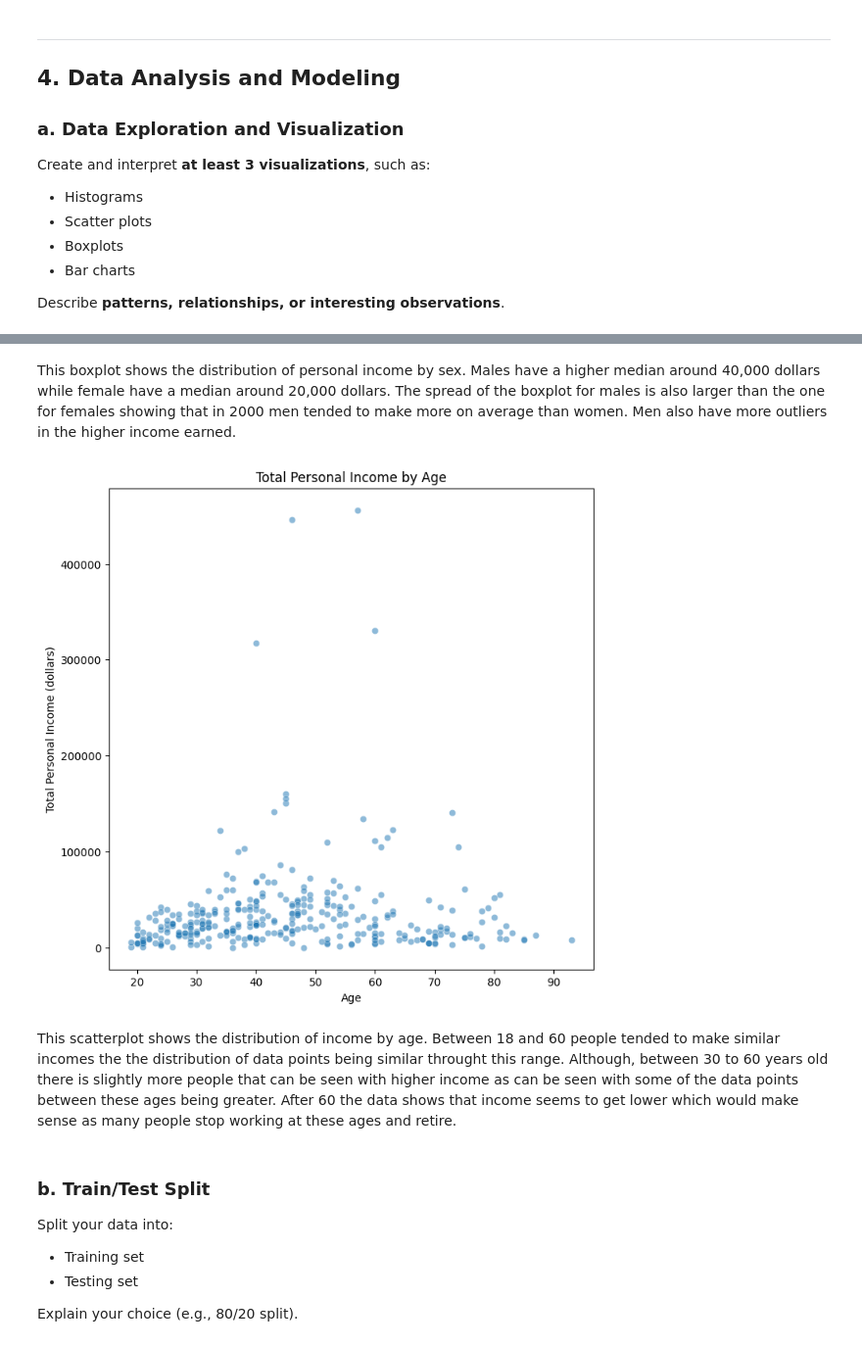
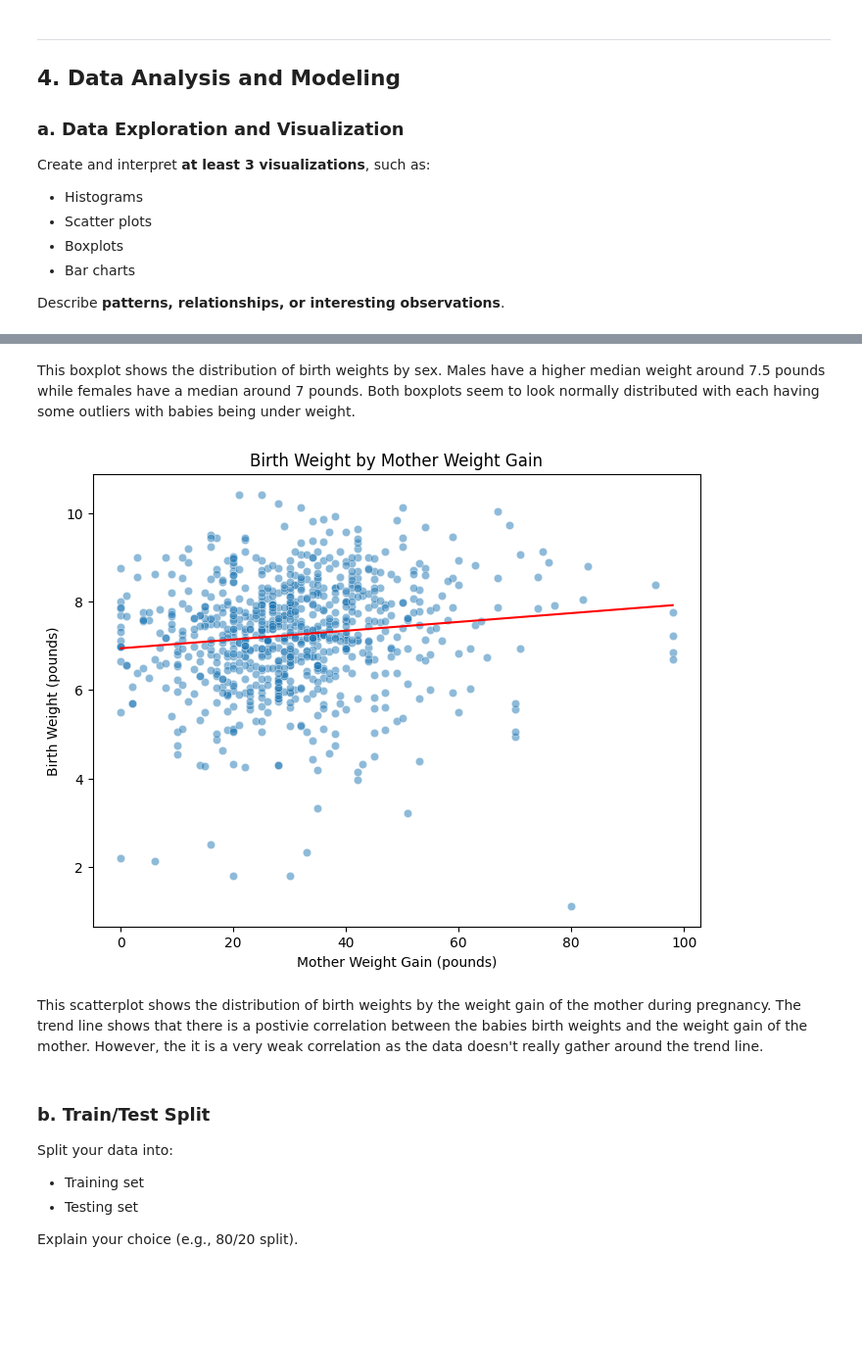
Before and after one commit to Nikolai-N484/Data201_NikolaiN, a Jupyter notebook: Project2/Nikolai_Navarro_Project2_Week11.ipynb, the cells around one changed output, grey strips where cells are left out. Shown at 98% size. Cells and saved outputs as stored; diff of their text form; code cells hidden in the pictures; blank space fills up the shorter version.

```diff
--- a/Project2/Nikolai_Navarro_Project2_Week11.ipynb
+++ b/Project2/Nikolai_Navarro_Project2_Week11.ipynb
@@ -169,16 +187,23 @@ plt.show()
-# %% [markdown]
-This boxplot shows the distribution of personal income by sex. Males have a higher median around 40,000 dollars while female have a median around 20,000 dollars.  The spread of the boxplot for males is also larger than the one for females showing that in 2000 men tended to make more on average than women. Men also have more outliers in the higher income earned.
-# %%
-plt.figure(figsize=(8, 8))
-sns.scatterplot(x="age", y="total_personal_income", alpha=0.5, data=df)
-plt.xlabel("Age")
-plt.ylabel("Total Personal Income (dollars)")
-plt.title("Total Personal Income by Age")
-plt.show()
-# %% [output]
-[figure, removed]
-# %% [markdown]
-This scatterplot shows the distribution of income by age. Between 18 and 60 people tended to make similar incomes the the distribution of data points being similar throught this range. Although, between 30 to 60 years old there is slightly more people that can be seen with higher income as can be seen with some of the data points between these ages being greater. After 60 the data shows that income seems to get lower which would make sense as many people stop working at these ages and retire.
+# %% [markdown]
+This boxplot shows the distribution of birth weights by sex. Males have a higher median weight around 7.5 pounds while females have a median around 7 pounds. Both boxplots seem to look normally distributed with each having some outliers with babies being under weight.
+# %%
+plt.figure(figsize=(8, 6))
+sns.scatterplot(x="gained", y="weight", alpha=0.5, data=df)
+plt.xlabel("Mother Weight Gain (pounds)")
+plt.ylabel("Birth Weight (pounds)")
+
+# Calculate the linear regression line
+m, b = np.polyfit(df["gained"], df["weight"], 1)
+x = np.array([df["gained"].min(), df["gained"].max()])
+trend_line_y = m * x + b
+
+plt.plot(x, trend_line_y, color="red")
+plt.title("Birth Weight by Mother Weight Gain")
+plt.show()
+# %% [output]
+[figure, added]
+# %% [markdown]
+This scatterplot shows the distribution of birth weights by the weight gain of the mother during pregnancy. The trend line shows that there is a postivie correlation between the babies birth weights and the weight gain of the mother. However, the it is a very weak correlation as the data doesn't really gather around the trend line.
 # %% [markdown]
 ### b. Train/Test Split
 
```
Also changed, not shown: parts of 28 cells of this notebook.
